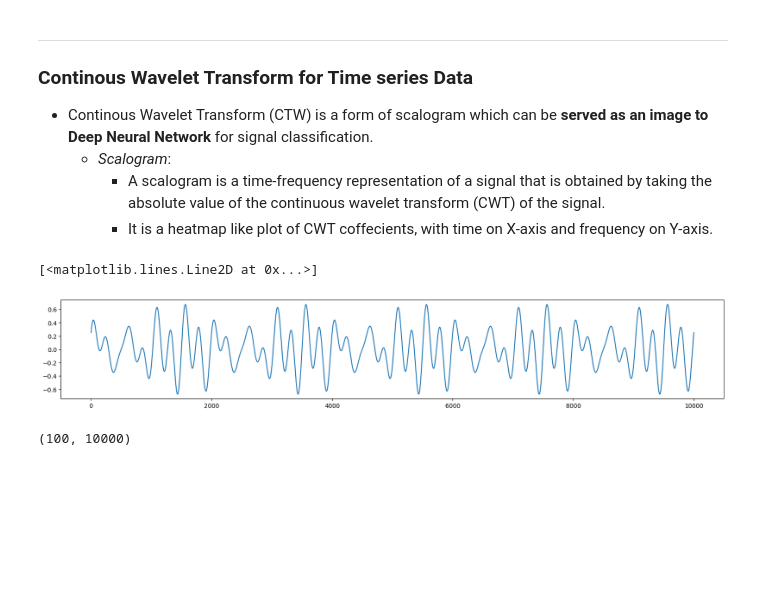
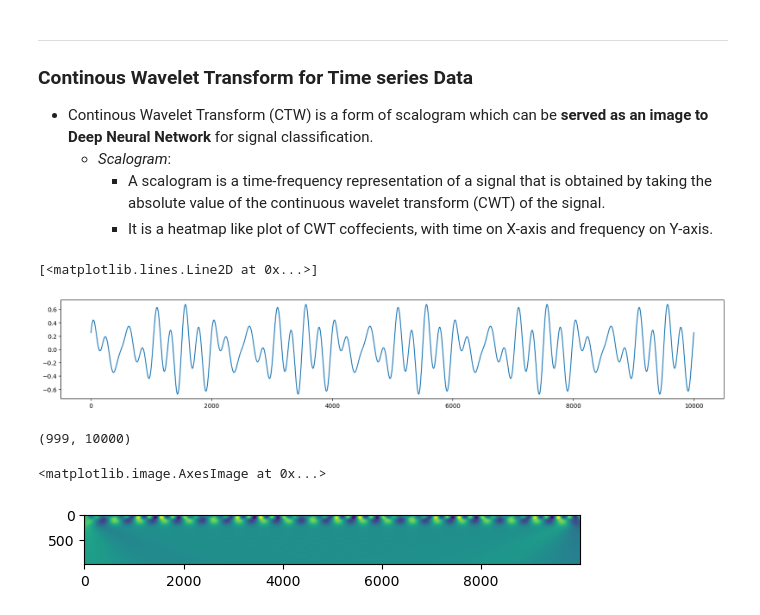
Before and after one commit to Dhyanesh-Panchal/GSR-research-and-stress-detection, a Jupyter notebook: Notes.ipynb, the cells around one changed output. Saved outputs shown, nothing was run; the diff lists cells and outputs as text; code cells hidden in the pictures; blank space fills up the shorter version.

```diff
--- a/Notes.ipynb
+++ b/Notes.ipynb
@@ -55,10 +55,11 @@ import numpy as np
 import matplotlib.pyplot as plt
 # %%
 time_axis = np.linspace(0,2,10000)
-signal_data = (np.sin(20*np.pi*time_axis) + np.sin(40*np.pi*time_axis) + np.cos(45 * np.pi * time_axis))/4   # generating a random signal.
+signal_data = 0
+signal_data += (np.sin(20*np.pi*time_axis) + np.sin(40*np.pi*time_axis) + np.cos(45 * np.pi * time_axis))/4   # generating a random signal.
 
 
-widths = np.arange(1,101)  # this is similar to range
+widths = np.arange(1,1000)  # this is similar to range
 plt.figure(figsize=(20,3))
 plt.plot(signal_data)
 # %% [output]
@@ -70,4 +71,9 @@ plt.plot(signal_data)
 coeffs= cwt(signal_data, ricker , widths)
 coeffs.shape
 # %% [output]
-(100, 10000)
+(999, 10000)
+# %%
+plt.imshow(coeffs)
+# %% [output]
+<matplotlib.image.AxesImage at 0x...>
+[figure, added]
```
Also changed, not shown: 3 other files.
